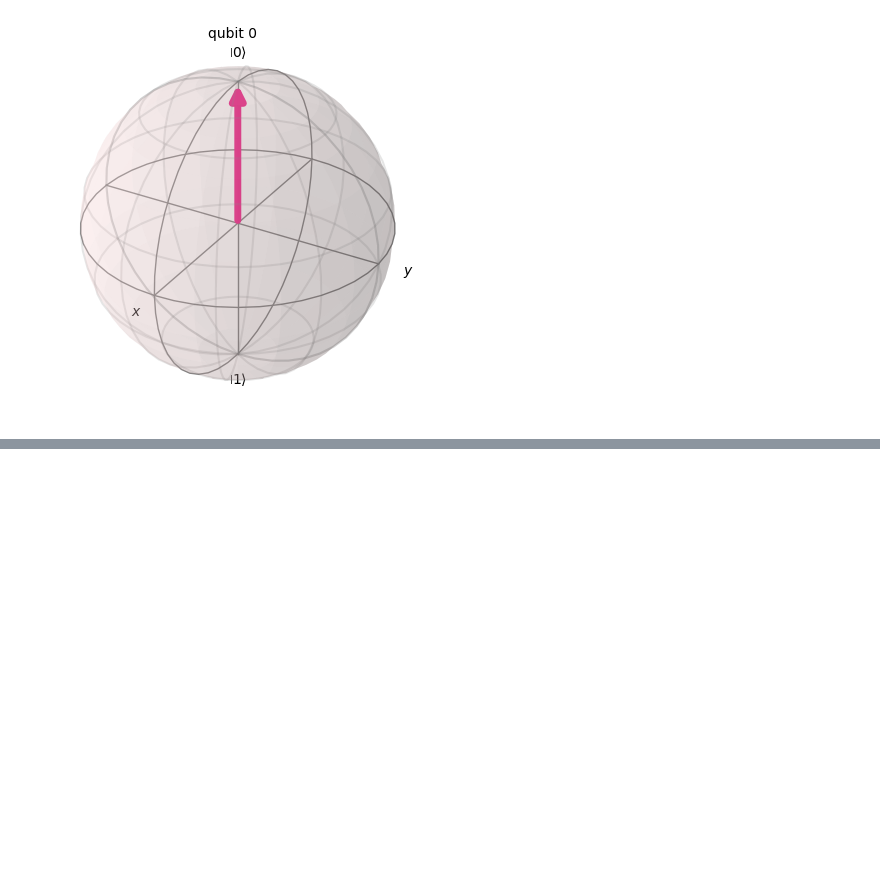
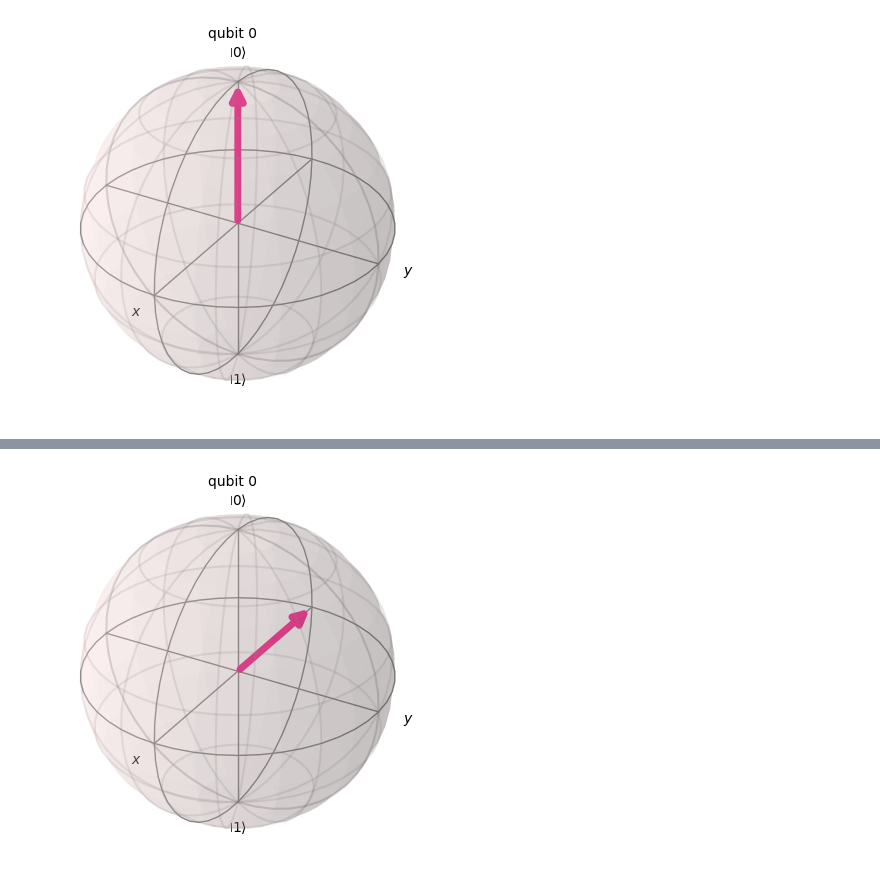
Before and after one commit to dipankardas011/Quantum-Coding, a Jupyter notebook: superposition.ipynb, the cells around one changed output, grey strips where cells are left out. Cells and saved outputs as stored; diff of their text form; code cells hidden in the pictures; blank space fills up the shorter version.

```diff
--- a/superposition.ipynb
+++ b/superposition.ipynb
@@ -42,0 +76,6 @@ plot_bloch_multivector(psi)
+# %%
+psi_with_h_x = backend.run(transpile(qc_h_x, backend)).result().get_statevector(qc_h_x)
+# %%
+plot_bloch_multivector(psi_with_h_x)
+# %% [output]
+[figure, added]
```
Also changed, not shown: parts of 12 cells of this notebook.
